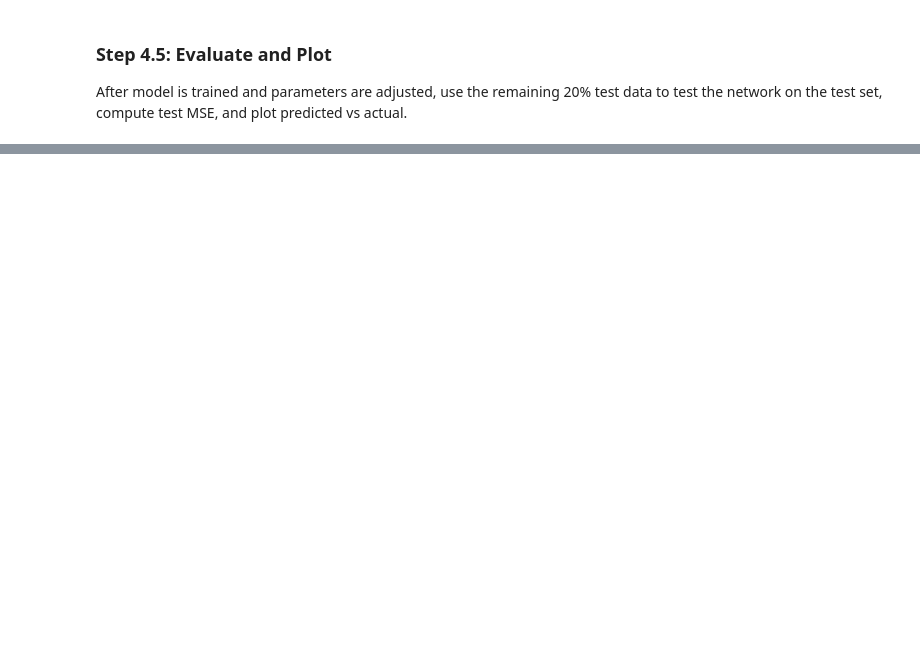
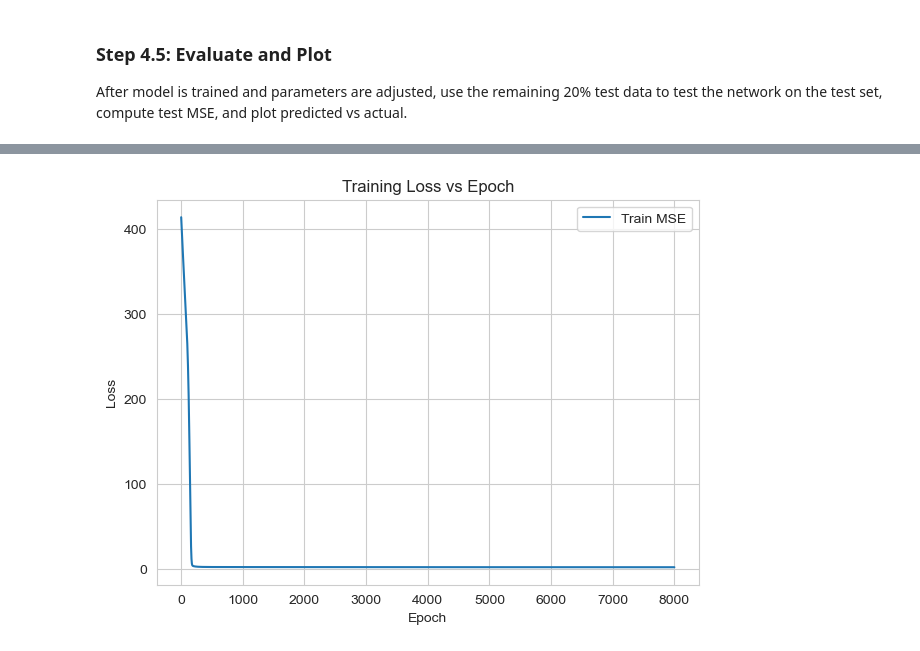
Before and after one commit to RemyFrederick/act-score-regression, a Jupyter notebook: act_regression.ipynb, the cells around one changed output, grey strips where cells are left out. Saved outputs shown, nothing was run; the diff lists cells and outputs as text; code cells hidden in the pictures; blank space fills up the shorter version.

Commit message:
Loss vs epoch plot

```diff
--- a/act_regression.ipynb
+++ b/act_regression.ipynb
@@ -225,0 +226,12 @@ Test MSE: 2.4611196517944336
+# %%
+fig = plt.figure(figsize=(8, 5))
+ax = fig.add_subplot()
+
+ax.plot(np.arange(epochs), losses, label="Train MSE")
+ax.set_xlabel("Epoch")
+ax.set_ylabel("Loss")
+ax.set_title("Training Loss vs Epoch")
+ax.legend()
+ax.grid(True)
+# %% [output]
+[figure, added]
```
Also changed, not shown: parts of 2 cells of this notebook.
